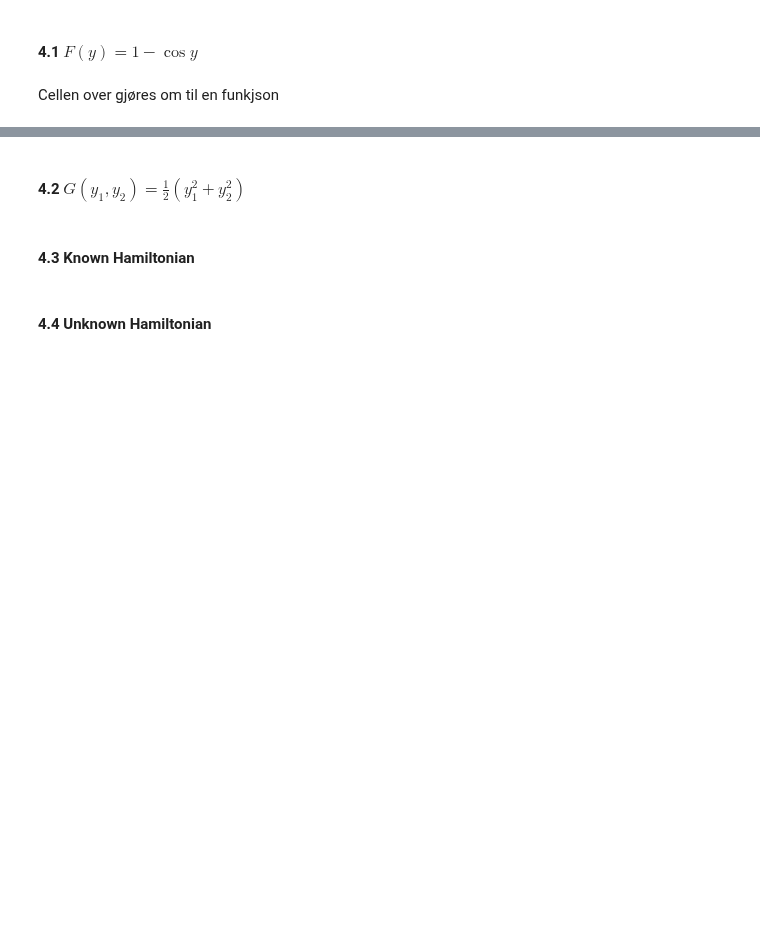
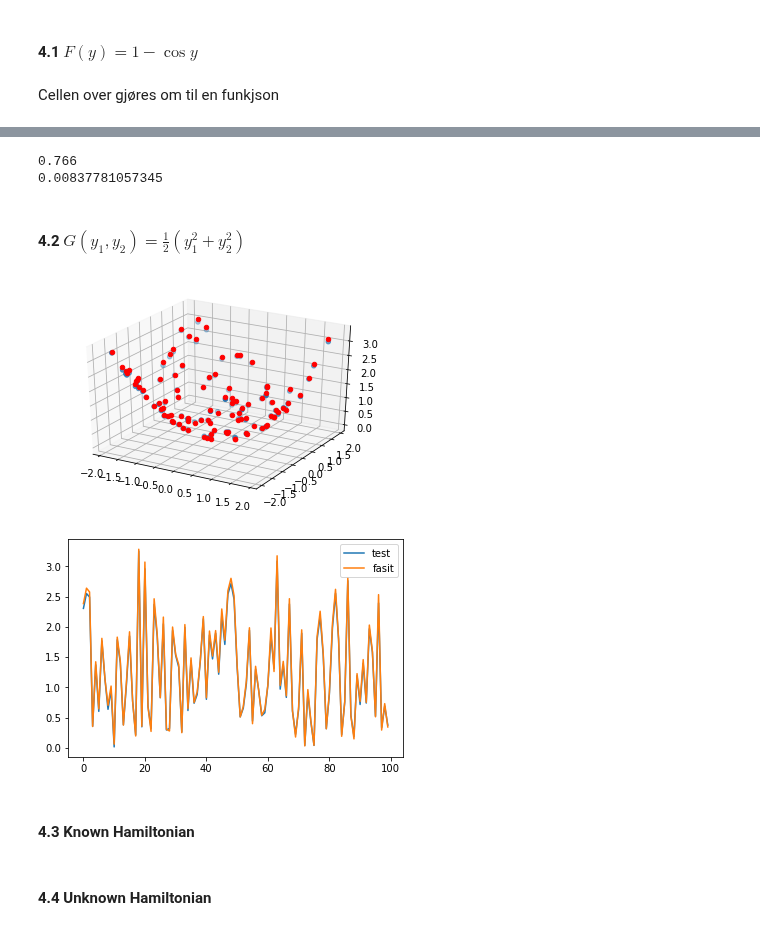
Before and after one commit to vivekapriyas/Function_Neural_Network, a Jupyter notebook: Project2.ipynb, the cells around one changed output, grey strips where cells are left out. Drawn from its saved outputs; the diff is of its cells as text; code cells hidden in the pictures; blank space fills up the shorter version.

```diff
--- a/Project2.ipynb
+++ b/Project2.ipynb
@@ -700,3 +506,10 @@ plt.show()
+# %%
+successrate_F, accuracy_F = successrate(ypsilonTest_F, cTest_F, 10**(-2), I_F)
+print(successrate_F)
+print(accuracy_F)
+# %% [output]
+0.766
+0.00837781057345
 # %% [markdown]
 #### 4.2 $G(y_1,y_2) = \frac{1}{2} (y_1^2 + y_2^2)$
 # %%
@@ -705,7 +518,7 @@ def G(y1, y2):
 # %%
 #define variable used for training with G(y)
 d_G = 4
-I_G = 1000
+I_G = 100
 
 #training with G(y)
 Y0_G = np.random.uniform(-2,2,(2,I_G))
@@ -719,7 +532,7 @@ c_G_tilde, ac_G, bc_G = scale(c_G)
 mu_G, omega_G, W_G, b_G, J_G, ypsilon_G, itr_G = trainingAlgorithm(K, d_G, h, tau, Y0_G_tilde, c_G_tilde, eta, sigma, eta_div, sigma_div, N, tol, I_G, "adam")
 writeParams(W_G, b_G, omega_G, mu_G, ypsilon_G, J_G, itr_G, filename = 'trainingParams_G.txt')
 # %%
-W_Gr,b_Gr,omega_Gr,mu_Gr, ypsilon_Gr, J_G, itr_G = readParams(K, d_G, I_G, N, filename='trainingParams_G.txt')
+W_G, b_G, omega_G, mu_G, ypsilon_G, J_G, itr_G = readParams(K, d_G, I_G, N, filename='trainingParams_G.txt')
 # %%
 #plotting of objective function
 plt.plot(np.linspace(0,itr_G,itr_G), J_G[:itr_G]/I_G)
@@ -728,24 +541,27 @@ plt.show()
 # %%
 #testing with G(y)
 YTest_G = np.random.uniform(-2,2,(2,I_G))
 cTest_G = G(YTest_G[0], YTest_G[1])
 cTest_G.resize(1,I_G)
 
-ypsilonTest_G = testing(YTest_G, cTest_G, W_G, b_G, omega_G, mu_G, K, d_G, I_G, h, sigma, eta)
+ypsilonTest_G = testingAlgorithm(YTest_G, W_G, b_G, omega_G, mu_G, K, d_G, I_G, h, sigma, eta, ac_G, bc_G)
 
 
 #plotting of G(y)
 fig = plt.figure()
 ax = fig.add_subplot(111, projection='3d')
 ax.scatter(YTest_G[0], YTest_G[1], ypsilonTest_G, label = "test", depthshade = True)
 ax.scatter(YTest_G[0], YTest_G[1], cTest_G[0], label = "test" , c="red", depthshade = False)
 plt.show()
 
 x = np.arange(0, I_G)
 plt.plot(x, ypsilonTest_G, label ="test")
 plt.plot(x, cTest_G[0], label = "fasit")
 plt.legend()
 plt.show()
+# %% [output]
+[figure, added]
+[figure, added]
 # %% [markdown]
 #### 4.3 Known Hamiltonian
 # %%
```
Also changed, not shown: parts of 18 cells of this notebook, 18 other files.
